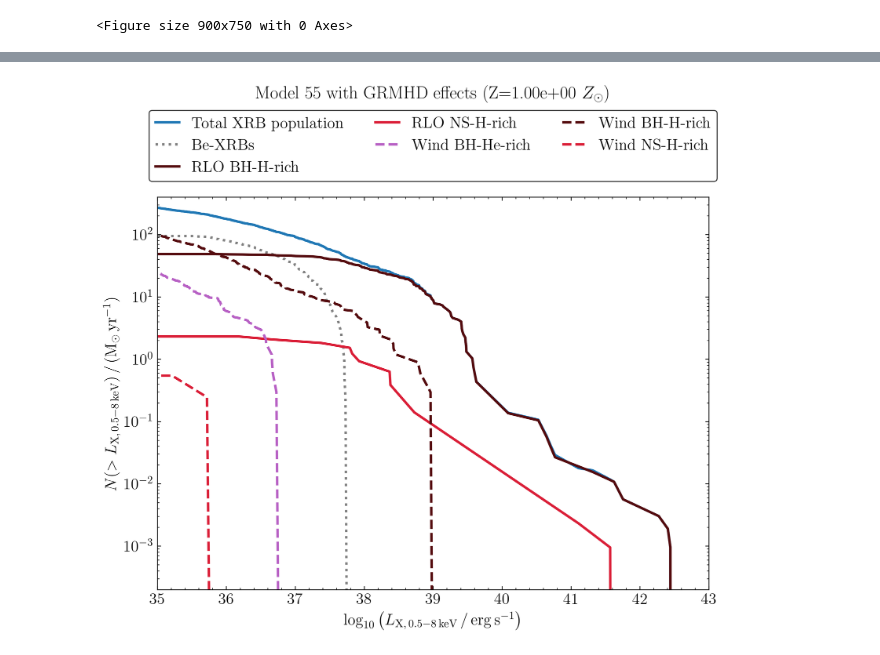
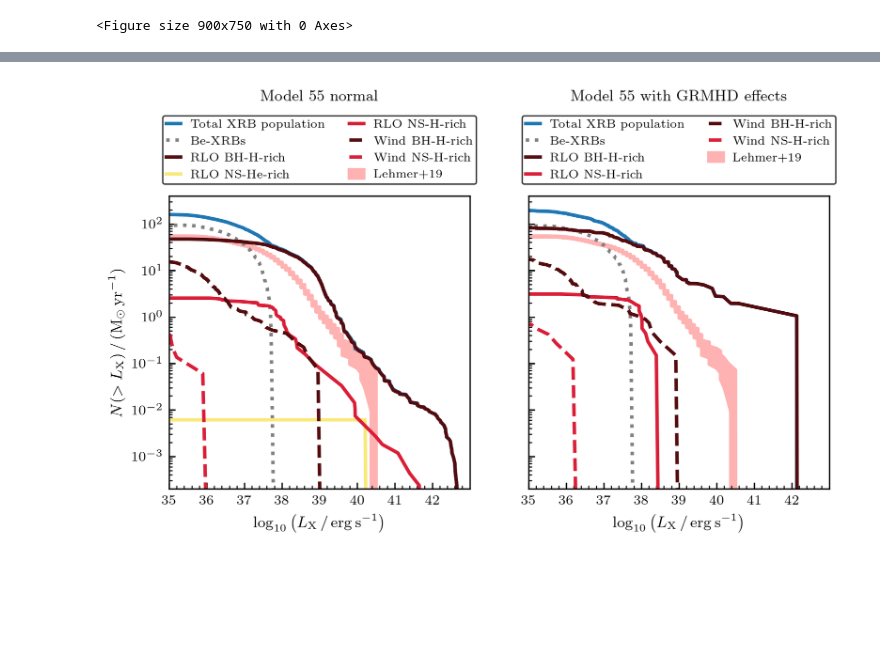
Before and after one commit to AArn80/Master_thesis, a Jupyter notebook: XLF_functions.ipynb, the cells around one changed output, grey strips where cells are left out. Saved outputs shown, nothing was run; the diff lists cells and outputs as text; code cells hidden in the pictures; blank space fills up the shorter version.

```diff
--- a/XLF_functions.ipynb
+++ b/XLF_functions.ipynb
@@ -2459,4 +2977,7 @@ Resume: 1e+00_Zsun_population.h5.
 # %%
-#Pop_55 = Population('Pop_with_GRMHD/Best_Pop_with_GRMHD/Pop_55/BHNS_55.h5')
-Pop_64 = Population('Pop_with_GRMHD/Best_Pop_with_GRMHD/Pop_64/BHNS_64.h5')
+Pop_55_GRMHD = Population('Pop_with_GRMHD/Best_Pop_with_GRMHD/Pop_55/BHNS_55_GRMHD.h5')
+Pop_64_GRMHD = Population('Pop_with_GRMHD/Best_Pop_with_GRMHD/Pop_64/BHNS_64_GRMHD.h5')
+
+Pop_55_normal = Population('Population_from_Misra_paper/Best_Population/Pop_55/BHNS_55_normal.h5')
+Pop_64_normal = Population('Population_from_Misra_paper/Best_Population/Pop_64/BHNS_64_normal.h5')
 # %%
@@ -2468,5 +2989,8 @@ Channels will be overwriten
 # %%
-#Trans_Pop_55 = Pop_55.create_transient_population(lambda h, o, f: XRB_selection_function(h, o, f, Wind_Disk_BH_formation=True, high_wind_rate='HiraiMandel21'),'Transient_population_55')
-Trans_Pop_64 = Pop_64.create_transient_population(lambda h, o, f: XRB_selection_function(h, o, f, Wind_Disk_BH_formation=False, high_wind_rate='HiraiMandel21'),'Transient_population_64')
+Trans_Pop_55 = Pop_55_GRMHD.create_transient_population(lambda h, o, f: XRB_selection_function(h, o, f, used_grid='GRRMHD', Wind_Disk_BH_formation=False, high_wind_rate='HiraiMandel21'),'Transient_population_55')
+Trans_Pop_64 = Pop_64_GRMHD.create_transient_population(lambda h, o, f: XRB_selection_function(h, o, f, used_grid='GRRMHD', Wind_Disk_BH_formation=False, high_wind_rate='HiraiMandel21'),'Transient_population_64')#
+
+Trans_Pop_55_normal = Pop_55_normal.create_transient_population(lambda h, o, f: XRB_selection_function(h, o, f, used_grid='classical', Wind_Disk_BH_formation=False, high_wind_rate='HiraiMandel21'),'Transient_population_55_normal')
+Trans_Pop_64_normal = Pop_64_normal.create_transient_population(lambda h, o, f: XRB_selection_function(h, o, f, used_grid='classical', Wind_Disk_BH_formation=False, high_wind_rate='HiraiMandel21'),'Transient_population_64_normal')
 # %% [output]
 overwriting transient population
@@ -2484,3 +2999,5 @@ Trans_Pop_64.population[mask_RLO_BH_He_rich]
 # %%
-#Weights_55 = Stat_XLF(Trans_Pop_55, stat_kwargs=stat_kwargs)
-Weights_64 = Stat_XLF(Trans_Pop_64, stat_kwargs=stat_kwargs)
+Weights_55_GRMHD = Stat_XLF(Trans_Pop_55, stat_kwargs=stat_kwargs)
+Weights_64_GRMHD = Stat_XLF(Trans_Pop_64, stat_kwargs=stat_kwargs)
+Weights_55_normal = Stat_XLF(Trans_Pop_55_normal, stat_kwargs=stat_kwargs)
+Weights_64_normal = Stat_XLF(Trans_Pop_64_normal, stat_kwargs=stat_kwargs)
@@ -2487,3 +3006,60 @@ Weights_64 = Stat_XLF(Trans_Pop_64, stat_kwargs=stat_kwargs)
 # %%
-#fig, ax = Plot_cumulative_XLF(Trans_Pop_55, Weights_55, title='Model 55 with GRMHD effects',linewidth=2.5)
+fig, (ax1, ax2) = plt.subplots(1, 2, figsize=(6.3, 6.3 * 0.618), sharey=True)
+
+
+Plot_cumulative_XLF(
+    Trans_Pop_55_normal,
+    Weights_55_normal,
+    title='Model 55 normal',
+    ax=ax1,
+    show=False,
+    linewidth=2.0
+    )
+
+Plot_cumulative_XLF(
+    Trans_Pop_55,
+    Weights_55_GRMHD,
+    title='Model 55 with GRMHD effects',
+    ax=ax2,
+    show=False,
+    linewidth=2.0
+    )
+
+
+# --- Post-processing additions ---
+for ax in (ax1, ax2):
+
+    ax.set_xlabel(r'$\log_{10}\left(L_{\mathrm{X}}\,/\,\mathrm{erg\,s^{-1}}\right)$', fontsize=9)
+    ax.set_xticks(np.arange(35, 43, 1))
+    ax.set_ylabel(r'$N(>L_{\mathrm{X}})\,/\,(\mathrm{M}_\odot\,\mathrm{yr}^{-1})$', fontsize=9)
+
+    ax.tick_params(axis='both', which='both', labelsize=8, top=False, right=False)
+    ax.set_title('')
+
+    plot_Lehmer19_XLF(ax, 'Lehmer+19/J_ApJS_243_3_table7.dat.fits', SFR_total=45.4, color='#FFB2B2', label='Lehmer+19', linestyle='-',
+                            linewidth=2.0)
+
+    ax.legend(loc='lower center',
+              bbox_to_anchor=(0.5, 1.02),
+              ncol=2,
+              fontsize=7,
+              handlelength=1.2,
+              borderpad=0.3,
+              frameon=True,
+              edgecolor='black',
+              facecolor='white',
+              fancybox=True)
+
+
+    ax.get_legend().get_frame().set_linewidth(0.8)
+
+ax2.set_ylabel('')
+
+ax1.set_title('Model 55 normal', fontsize=9, pad=55)
+ax2.set_title('Model 55 with GRMHD effects', fontsize=9, pad=55)
+
+fig.tight_layout()
+
+plt.savefig('Population_from_Misra_paper/Model_55_grid_split.pdf', dpi=300)
+plt.show()
 # %% [output]
@@ -2490 +3067 @@ Weights_64 = Stat_XLF(Trans_Pop_64, stat_kwargs=stat_kwargs)
-[figure, old version]
+[figure, new version]
```
Also changed, not shown: parts of 78 cells of this notebook.
